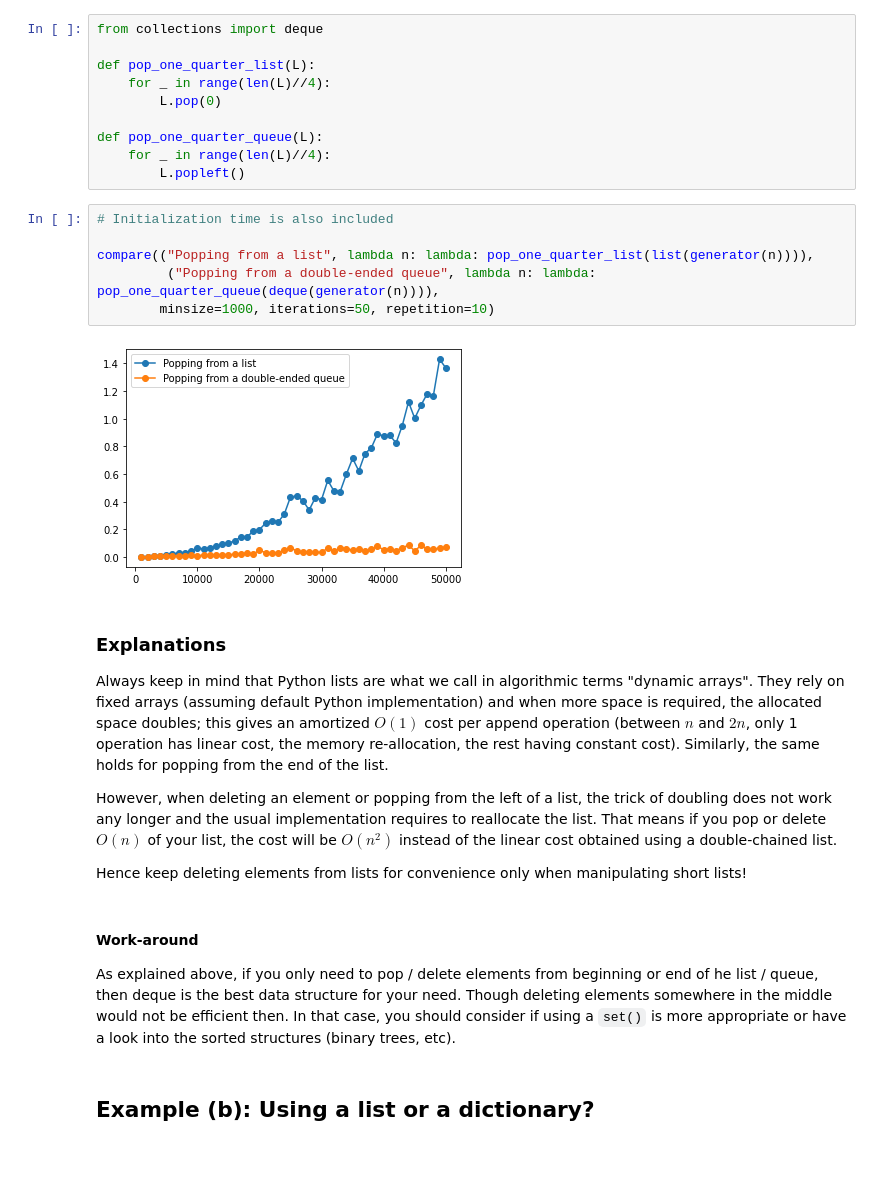
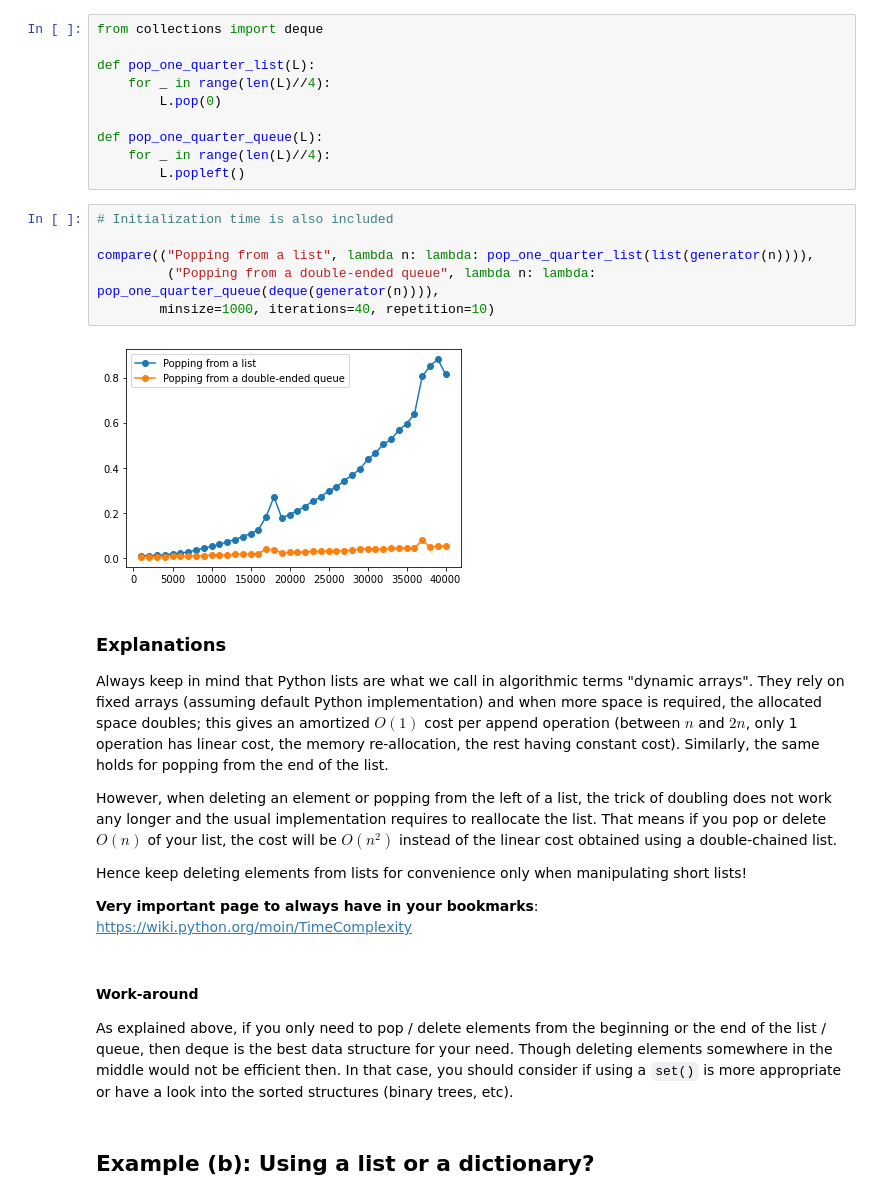
Before and after one commit to rduvignau/efficient-python-scripts, a Jupyter notebook: solution.ipynb, the cells around one changed output. Saved outputs shown, nothing was run; the diff lists cells and outputs as text; blank space fills up the shorter version.

```diff
--- a/solution.ipynb
+++ b/solution.ipynb
@@ -111,11 +116,11 @@ def pop_one_quarter_queue(L):
 # %%
 # Initialization time is also included
 
 compare(("Popping from a list", lambda n: lambda: pop_one_quarter_list(list(generator(n)))),
          ("Popping from a double-ended queue", lambda n: lambda: pop_one_quarter_queue(deque(generator(n)))),
-        minsize=1000, iterations=50, repetition=10)
+        minsize=1000, iterations=40, repetition=10)
 # %% [output]
-[figure, old version]
+[figure, new version]
 # %% [markdown]
 ### Explanations
 
@@ -124,10 +129,12 @@ Always keep in mind that Python lists are what we call in algorithmic terms "dyn
 However, when deleting an element or popping from the left of a list, the trick of doubling does not work any longer and the usual implementation requires to reallocate the list. That means if you pop or delete  $O(n)$ of your list, the cost will be $O(n^2)$ instead of the linear cost obtained using a double-chained list.
 
 Hence keep deleting elements from lists for convenience only when manipulating short lists!
+
+**Very important page to always have in your bookmarks**: https://wiki.python.org/moin/TimeComplexity
 # %% [markdown]
 #### Work-around
 
-As explained above, if you only need to pop / delete elements from beginning or end of he list / queue, then deque is the best data structure for your need. Though deleting elements somewhere in the middle would not be efficient then. In that case, you should consider if using a `set()` is more appropriate or have a look into the sorted structures (binary trees, etc).
+As explained above, if you only need to pop / delete elements from the beginning or the end of the list / queue, then deque is the best data structure for your need. Though deleting elements somewhere in the middle would not be efficient then. In that case, you should consider if using a `set()` is more appropriate or have a look into the sorted structures (binary trees, etc).
 # %% [markdown]
 ## Example (b): Using a list or a dictionary?
 # %%
```
Also changed, not shown: parts of 20 cells of this notebook, 1 other file.
